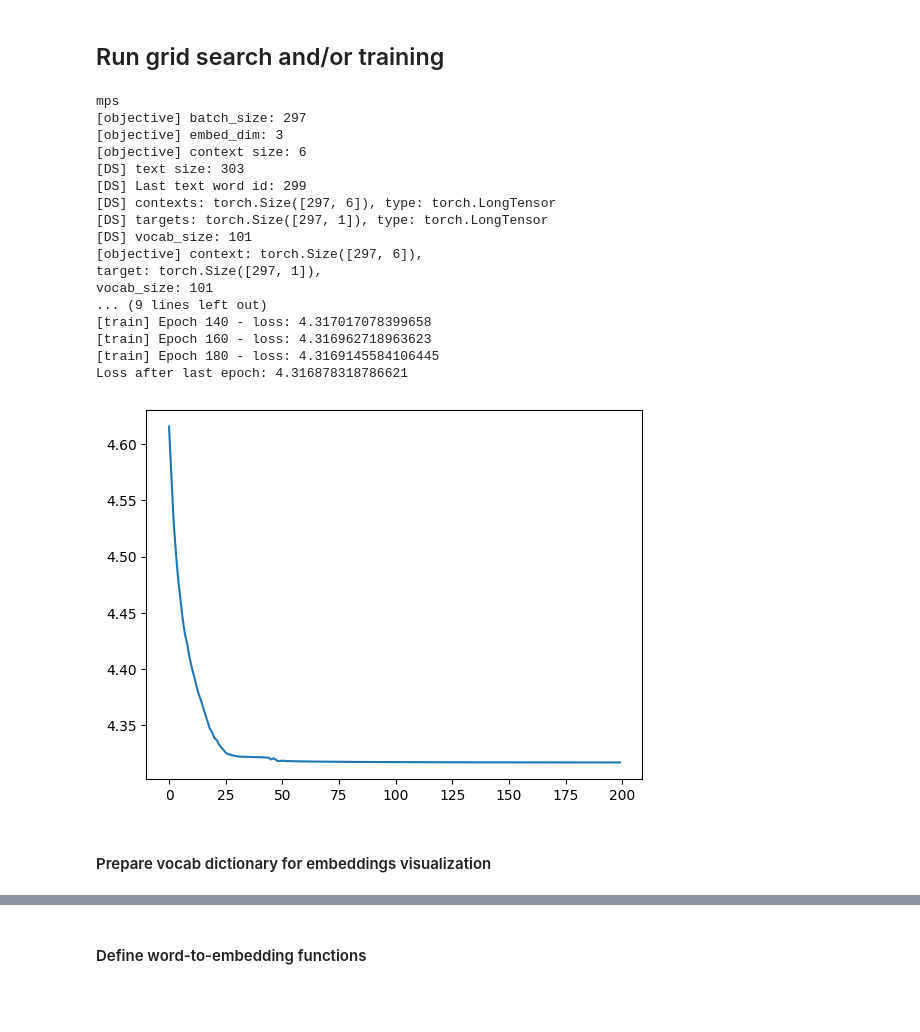
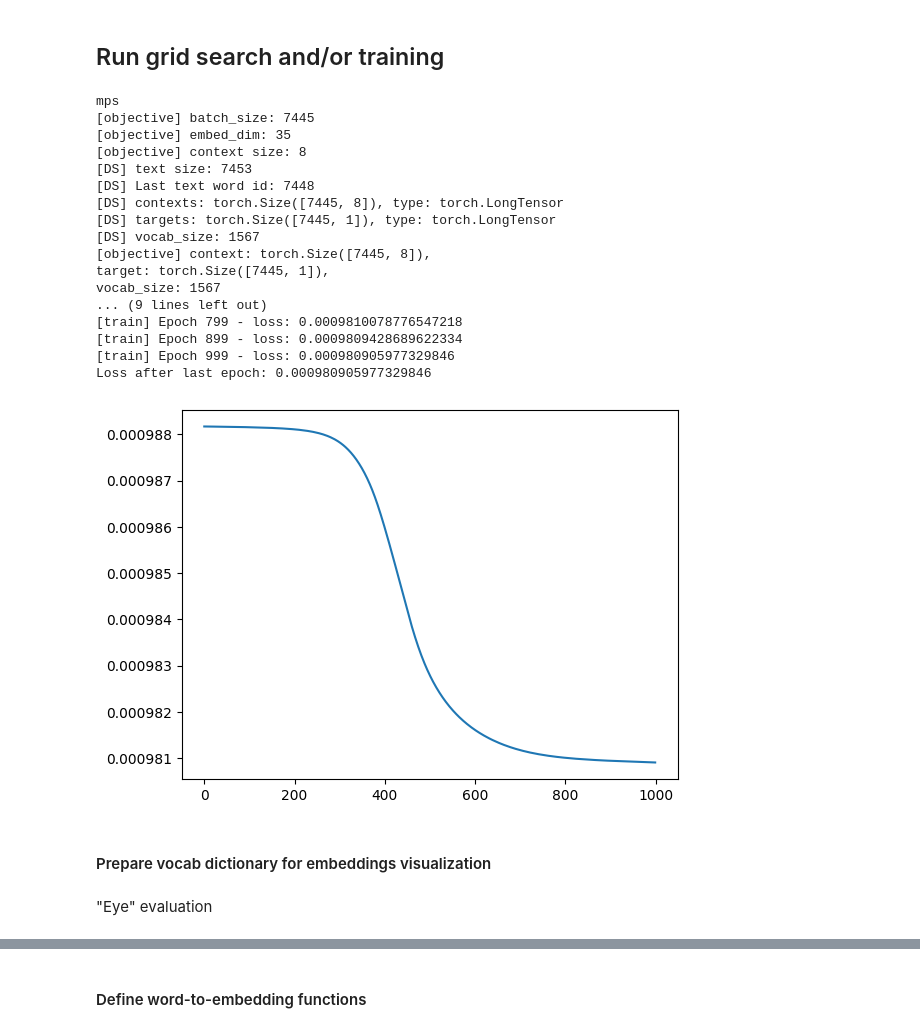
Before and after one commit to zostaw/learning-embeddings, a Jupyter notebook: learning-embeddings.ipynb, the cells around one changed output, grey strips where cells are left out. Drawn from its saved outputs; the diff is of its cells as text; code cells hidden in the pictures; blank space fills up the shorter version.

Commit message:
updated optimization workflow also adjusted number of layers and way we calculate generate context words - more human readable

```diff
--- a/learning-embeddings.ipynb
+++ b/learning-embeddings.ipynb
@@ -323,11 +323,13 @@ class CBOWTrainingDataset(Dataset):
     def build_ds(self, words):
         targets, contexts = None, None
         for i in range(self.half_context_size, self.text_size-self.half_context_size):
-            context_left = torch.vstack([self.word_to_tensor(words[i - j - 1],
+            context_left = torch.vstack([self.word_to_tensor(words[i -self.half_context_size + j],
                                                         self.vocab_dict) for j in range(self.half_context_size)])
             context_right = torch.vstack([self.word_to_tensor(words[i + j + 1],
                                                         self.vocab_dict) for j in range(self.half_context_size)])
             context = torch.vstack((context_left, context_right)).to(torch.long)
+
+            #print(f"DEBUG [DS]: {[words[j] for j in range(i-self.half_context_size, i+self.half_context_size)]}")
 
             target = self.vocab_dict[words[i]]
             target = torch.tensor(target, dtype=torch.long).reshape(1,)
@@ -353,6 +355,7 @@ class CBOWTrainingDataset(Dataset):
         self.context_size = int(context_size)
         self.half_context_size = int(context_size/2)
         vocab = list(set(words))
+        self.vocab = vocab
         self.vocab_size = len(vocab)
         self.vocab_dict = {name: i for i, name in enumerate(vocab)}
         # one-hot table to generate vocab-size targets
@@ -375,9 +378,10 @@ class CBOWTrainingDataset(Dataset):
 # %% [markdown]
 ### Dataset text source
 # %%
-text_sources = ["shapespeare", "The Three Little Pigs"]
+text_sources = ["shakespeare", "The Three Little Pigs"]
 # pick one of above
-text_source = "The Three Little Pigs"
+#text_source = "The Three Little Pigs"
+text_source = "shakespeare"
 
 if text_source == "shakespeare":
     text_url = "https://storage.googleapis.com/download.tensorflow.org/data/shakespeare.txt"
@@ -454,7 +458,9 @@ elif text_source == "The Three Little Pigs":
     probe_word = "wolf"
 
 else:
-    raise ValueError(f"text {text_source} not found, expected one of {text_sources}.")
+    print("Using short text from beginning of notebook")
+    probe_word = "mathematicians"
+    text_words = list(text.split())
 
 text_words = [word.lower() for word in text_words if word.isalpha()]
 print(f"test len: {len(text_words)}, first 10 words: {text_words[:10]}")
@@ -468,11 +474,10 @@ def objective(trial):
     embed_dim = trial.suggest_int('embed_dim', 5, 55, step=10)
     learning_rate = trial.suggest_float('lr', 1e-3, 1, log=True)
     #epochs = trial.suggest_int('epochs', 1, 2)
-    epochs = 2
+    epochs = 10
     half_context_size = trial.suggest_int('half_context_size', 2, 5)
     context_size = 2*half_context_size
-    #batch_size = trial.suggest_int('batch_size', 1000, max(2000, min(4000, len(text_words)-context_size)))
-    batch_size = trial.suggest_int('batch_size', 10, 1000)
+    batch_size=len(text_words) - context_size
     seed = trial.suggest_int('seed', 70, 75)
 
     device = ("cuda" if torch.cuda.is_available() else "mps" if torch.backends.mps.is_available() else "cpu")
@@ -509,7 +514,9 @@ def objective(trial):
                    optimizer=optimizer,
                    epochs=epochs,
                    batch_size=batch_size,
-                   device=device)
+                   device=device,
+                   print_every=10
+                   )
 
     return losses[-1]
 # %% [markdown]
@@ -535,18 +542,22 @@ if grid_seach_mode:
     embed_dim = study.best_params['embed_dim']
     lr = study.best_params['lr']
     context_size = 2*study.best_params['half_context_size']
-    batch_size = study.best_params['batch_size']
+    #batch_size = study.best_params['batch_size']
     seed = study.best_params['seed']
+
+    params = study.best_params
 
 else:
     # Once you found optimal parameters disable grid_search_mode and set below to optimal
-    embed_dim=3
-    lr=0.026727287161114725
-    context_size=6
-    batch_size=len(text_words)-context_size
-    seed=73
+    params = {'embed_dim': 35, 'lr': 0.00009013992123647334, 'half_context_size': 4, 'seed': 72}
 
-epochs = 200
+embed_dim = params['embed_dim']
+lr = params['lr']
+context_size = 2*params['half_context_size']
+batch_size=len(text_words) - context_size
+seed = params['seed']
+
+epochs = 1000
 
 
 # Build training list for Word2Vec Continuous Bag-of-Words method
@@ -564,49 +575,49 @@ dataloader = DataLoader(dataset, batch_size=batch_size, shuffle=False)
 # Verify sizes
 for context, target in dataloader:
     print(f"[objective] context: {context.size()}, \ntarget: {target.size()}, \nvocab_size: {dataset.vocab_size}")
     break
 
 
 # Define model, loss function and optimizer
 model = CBOW(dataset.vocab_size, embedding_dim=embed_dim, context_size=context_size, batch_size=batch_size, seed=seed)
 model.to(device)
 loss_fn = nn.CrossEntropyLoss()
 optimizer = torch.optim.Adam(model.parameters(), lr=lr)
 
 # Training
 model, losses = train(dataloader=dataloader,
                 model=model,
                 loss_fn=loss_fn,
                 optimizer=optimizer,
                 epochs=epochs,
                 batch_size=batch_size,
                 device=device,
                 print_every=epochs//10,
                 debug=False
               )
 
 # Display performance
 plt.plot(losses)
 print(f"Loss after last epoch: {losses[-1]}")
 # %% [output]
 mps
-[objective] batch_size: 297
-[objective] embed_dim: 3
-[objective] context size: 6
-[DS] text size: 303
-[DS] Last text word id: 299
-[DS] contexts: torch.Size([297, 6]), type: torch.LongTensor
-[DS] targets: torch.Size([297, 1]), type: torch.LongTensor
-[DS] vocab_size: 101
-[objective] context: torch.Size([297, 6]),
-target: torch.Size([297, 1]),
-vocab_size: 101
+[objective] batch_size: 7445
+[objective] embed_dim: 35
+[objective] context size: 8
+[DS] text size: 7453
+[DS] Last text word id: 7448
+[DS] contexts: torch.Size([7445, 8]), type: torch.LongTensor
+[DS] targets: torch.Size([7445, 1]), type: torch.LongTensor
+[DS] vocab_size: 1567
+[objective] context: torch.Size([7445, 8]),
+target: torch.Size([7445, 1]),
+vocab_size: 1567
 ... (9 lines left out)
-[train] Epoch 140 - loss: 4.317017078399658
-[train] Epoch 160 - loss: 4.316962718963623
-[train] Epoch 180 - loss: 4.3169145584106445
-Loss after last epoch: 4.316878318786621
+[train] Epoch 799 - loss: 0.0009810078776547218
+[train] Epoch 899 - loss: 0.0009809428689622334
+[train] Epoch 999 - loss: 0.000980905977329846
+Loss after last epoch: 0.000980905977329846
-[figure, old version]
+[figure, new version]
 # %% [markdown]
 #### Prepare vocab dictionary for embeddings visualization
 # %%
@@ -624,3 +635,5 @@ for id, word in enumerate(presentation_vocab):
     dict_row = {"id": id, "word": word, "raw_embed": embed}
     dict_row.update({f"dim_{dim_id}": dim_val.item() for dim_id, dim_val in enumerate(embed)})
     dict_words.append(dict_row)
+# %% [markdown]
+"Eye" evaluation
```
Also changed, not shown: parts of 13 cells of this notebook, 1 other file.
